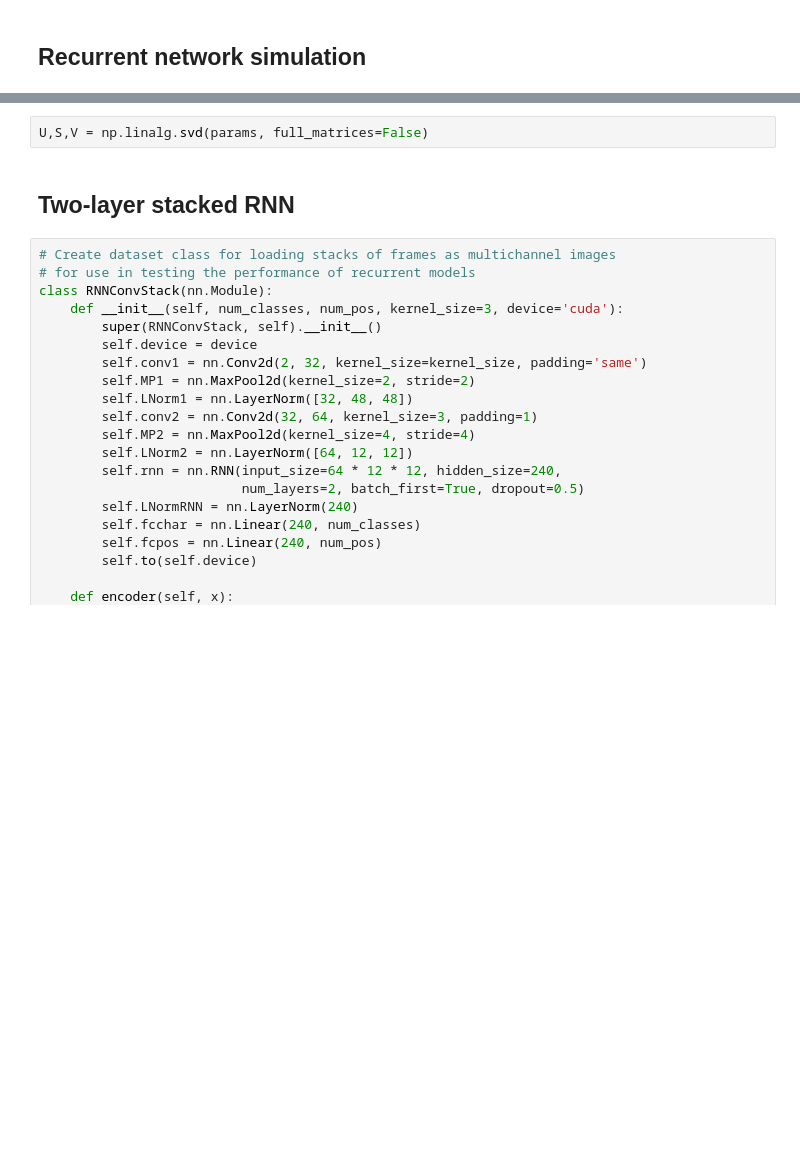
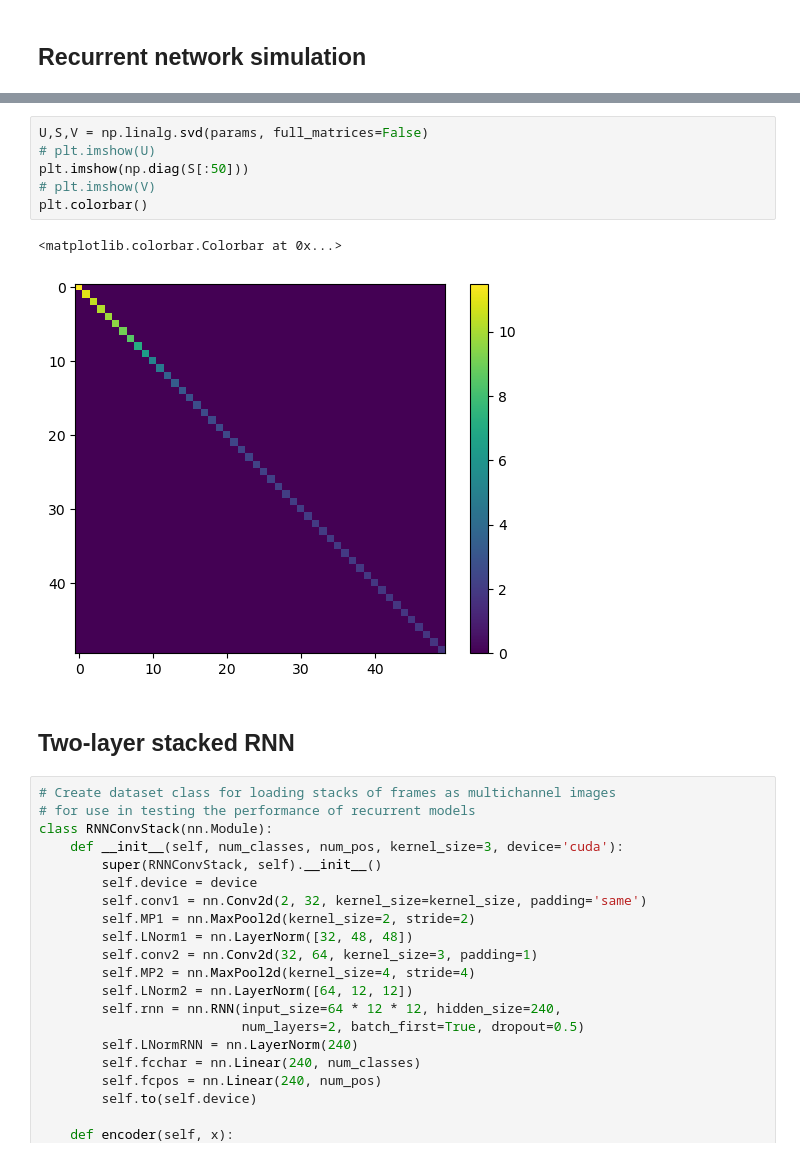
Before and after one commit to jingchengsimon/FAW_RNN, a Jupyter notebook: notebooks/RecurrentNetwork.ipynb, the cells around one changed output, grey strips where cells are left out. Saved outputs shown, nothing was run; the diff lists cells and outputs as text; blank space fills up the shorter version.

```diff
--- a/notebooks/RecurrentNetwork.ipynb
+++ b/notebooks/RecurrentNetwork.ipynb
@@ -243,5 +591,12 @@ plt.imshow(params[:100,:100])
 # %%
 U,S,V = np.linalg.svd(params, full_matrices=False)
+# plt.imshow(U)
+plt.imshow(np.diag(S[:50]))
+# plt.imshow(V)
+plt.colorbar()
+# %% [output]
+<matplotlib.colorbar.Colorbar at 0x...>
+[figure, added]
 # %% [markdown]
 ## Two-layer stacked RNN
 # %%
```
Also changed, not shown: parts of 21 cells of this notebook, 4 other files.
